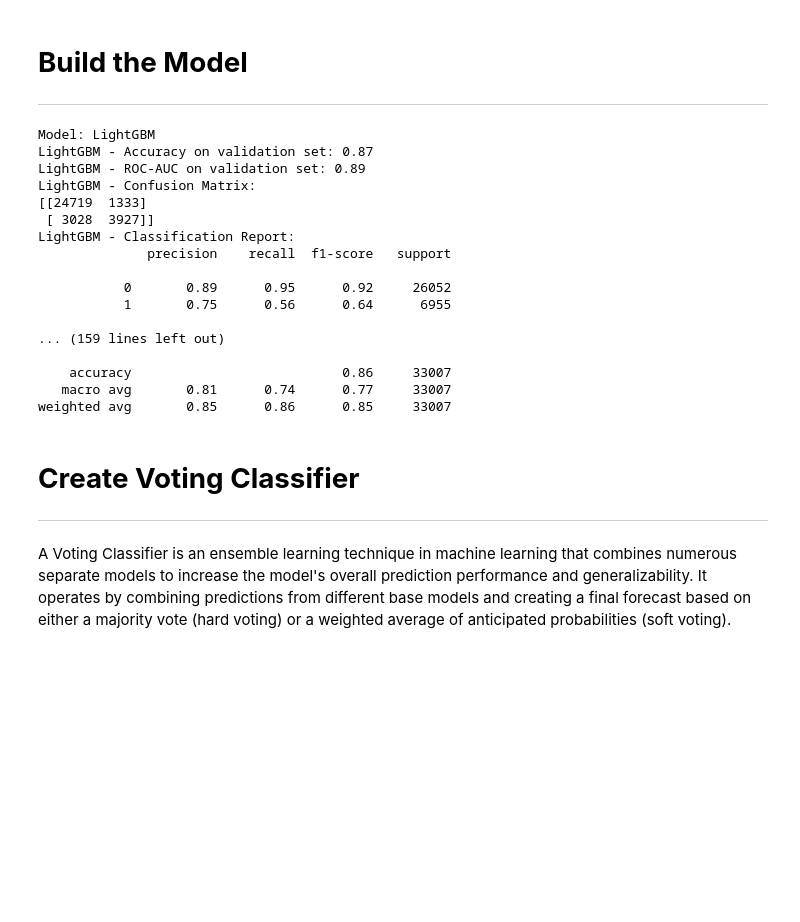
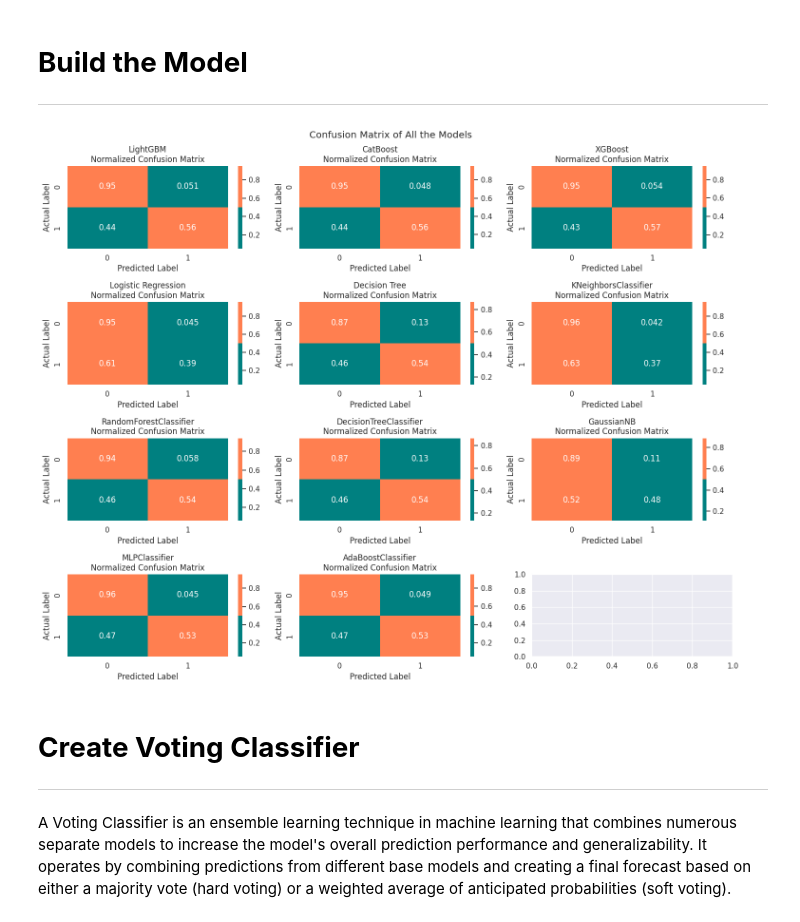
Before and after one commit to brmil07/Kaggle_Projects, a Jupyter notebook: binary-classification-with-a-bank-churn-dataset.ipynb, the cells around one changed output. Saved outputs shown, nothing was run; the diff lists cells and outputs as text; code cells hidden in the pictures; blank space fills up the shorter version.

```diff
--- a/binary-classification-with-a-bank-churn-dataset.ipynb
+++ b/binary-classification-with-a-bank-churn-dataset.ipynb
@@ -264,49 +268,47 @@ classifiers = {
 performance_list = []
 # %%
 # Train and evaluate models
-for name, classifier in classifiers.items():
+num_rows = 4
+num_columns = ceil(len(classifiers) / num_rows)
+
+fig, axes = plt.subplots(num_rows, num_columns, figsize=(15, 12))
+
+# Train and evaluate models
+for name, classifier in tqdm(classifiers.items(), desc='Training models', unit='model'):
     model = Pipeline(steps=[('preprocessor', preprocessor), ('classifier', classifier)])
     model.fit(X_train, y_train)
 
     test_predictions = model.predict(X_test)
     test_probabilities = model.predict_proba(X_test)[:, 1]
 
     accuracy = accuracy_score(y_test, test_predictions)
-    conf_matrix = confusion_matrix(y_test, test_predictions)
+    conf_matrix = confusion_matrix(y_test, test_predictions, normalize='true')
     classification_rep = classification_report(y_test, test_predictions)
     roc_auc = roc_auc_score(y_test, test_probabilities)
-
-    print('Model:',name)
-    print(f'{name} - Accuracy on validation set: {accuracy:.2f}')
-    print(f'{name} - ROC-AUC on validation set: {roc_auc:.2f}')
-    print(f'{name} - Confusion Matrix:\n{np.array2string(conf_matrix, precision=2)}')
-    print(f'{name} - Classification Report:\n{classification_rep}')
 
     performance_list.append({
         'Model': name,
         'Accuracy': accuracy,
         'ROC-AUC': roc_auc,
         'Confusion Matrix': conf_matrix,
         'Classification Report': classification_rep
     })
+
+    # Plot the confusion matrix
+    idx = list(classifiers.keys()).index(name)
+    row_idx = idx // num_columns
+    col_idx = idx % num_columns
+
+    sns.heatmap(conf_matrix, annot=True, cmap=['teal', 'coral'], ax=axes[row_idx, col_idx])
+    axes[row_idx, col_idx].set_title(f'{name}\nNormalized Confusion Matrix')
+    axes[row_idx, col_idx].set_xlabel('Predicted Label')
+    axes[row_idx, col_idx].set_ylabel('Actual Label')
+
+plt.suptitle('Confusion Matrix of All the Models')
+plt.tight_layout()
+plt.show()
 # %% [output]
-Model: LightGBM
-LightGBM - Accuracy on validation set: 0.87
-LightGBM - ROC-AUC on validation set: 0.89
-LightGBM - Confusion Matrix:
-[[24719  1333]
- [ 3028  3927]]
-LightGBM - Classification Report:
-              precision    recall  f1-score   support
-
-           0       0.89      0.95      0.92     26052
-           1       0.75      0.56      0.64      6955
-
-... (159 lines left out)
-
-    accuracy                           0.86     33007
-   macro avg       0.81      0.74      0.77     33007
-weighted avg       0.85      0.86      0.85     33007
+[figure, added]
 # %% [markdown]
 # **Create Voting Classifier**
 ---
```
Also changed, not shown: parts of 5 cells of this notebook.
